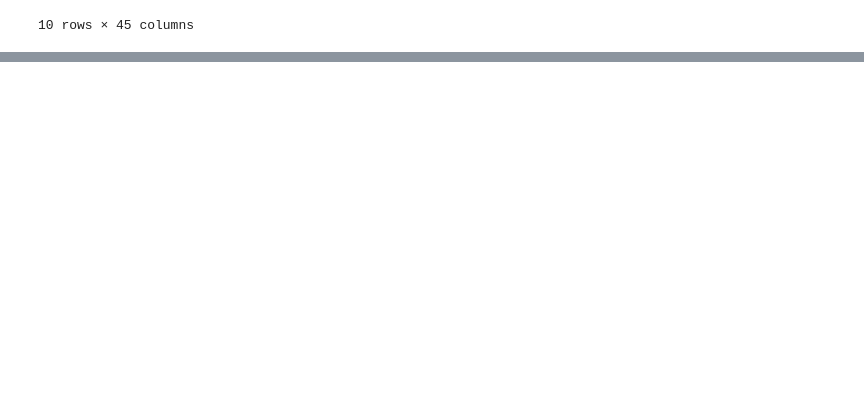
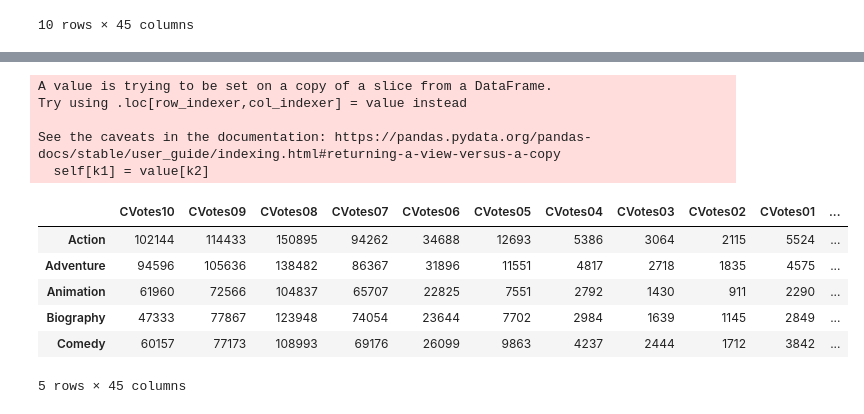
Before and after one commit to TenoNadar/Movie-Ratings, a Jupyter notebook: Movie Ratings.ipynb, the cells around one changed output, grey strips where cells are left out. Cells and saved outputs as stored; diff of their text form; code cells hidden in the pictures; blank space fills up the shorter version.

```diff
--- a/Movie Ratings.ipynb
+++ b/Movie Ratings.ipynb
@@ -346,4 +346,4 @@ See the caveats in the documentation: https://pandas.pydata.org/pandas-docs/stab
 | Thriller | 83207.769231 | 112730.076923 | 153336.769231 | 90446.076923 | 32003.538462 | 11534.846154 | 5021.615385 | 2918.461538 | 1982.076923 | 4433.076923 | ... |
 10 rows × 45 columns
 # %%
-genre_top_10.loc[:,"VotesM":"VotesnUS"]
+genre_top_10.loc[:,"VotesM":"VotesnUS"]=round(genre_top_10.loc[:,"VotesM":"VotesnUS"],2)
@@ -349,0 +374,18 @@ genre_top_10.loc[:,"VotesM":"VotesnUS"]
+# %%
+genre_top_10[genre_top_10.loc[:,"CVotes10":"CVotesnUS"].columns]=genre_top_10[genre_top_10.loc[:,"CVotes10":"CVotesnUS"].columns].astype(int)
+# %% [output]
+A value is trying to be set on a copy of a slice from a DataFrame.
+Try using .loc[row_indexer,col_indexer] = value instead
+
+See the caveats in the documentation: https://pandas.pydata.org/pandas-docs/stable/user_guide/indexing.html#returning-a-view-versus-a-copy
+  self[k1] = value[k2]
+# %%
+genre_top_10.head()
+# %% [output]
+|  | CVotes10 | CVotes09 | CVotes08 | CVotes07 | CVotes06 | CVotes05 | CVotes04 | CVotes03 | CVotes02 | CVotes01 | ... |
+| Action | 102144 | 114433 | 150895 | 94262 | 34688 | 12693 | 5386 | 3064 | 2115 | 5524 | ... |
+| Adventure | 94596 | 105636 | 138482 | 86367 | 31896 | 11551 | 4817 | 2718 | 1835 | 4575 | ... |
+| Animation | 61960 | 72566 | 104837 | 65707 | 22825 | 7551 | 2792 | 1430 | 911 | 2290 | ... |
+| Biography | 47333 | 77867 | 123948 | 74054 | 23644 | 7702 | 2984 | 1639 | 1145 | 2849 | ... |
+| Comedy | 60157 | 77173 | 108993 | 69176 | 26099 | 9863 | 4237 | 2444 | 1712 | 3842 | ... |
+5 rows × 45 columns
```
Also changed, not shown: parts of 2 cells of this notebook.
